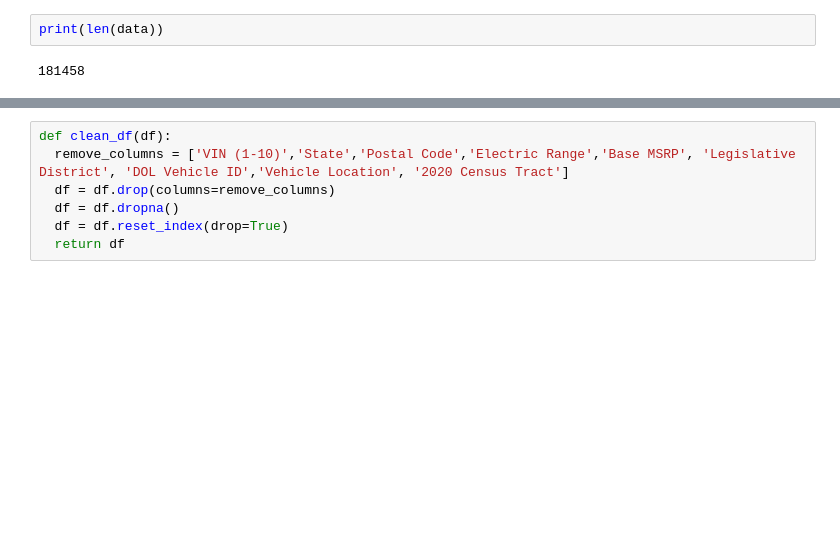
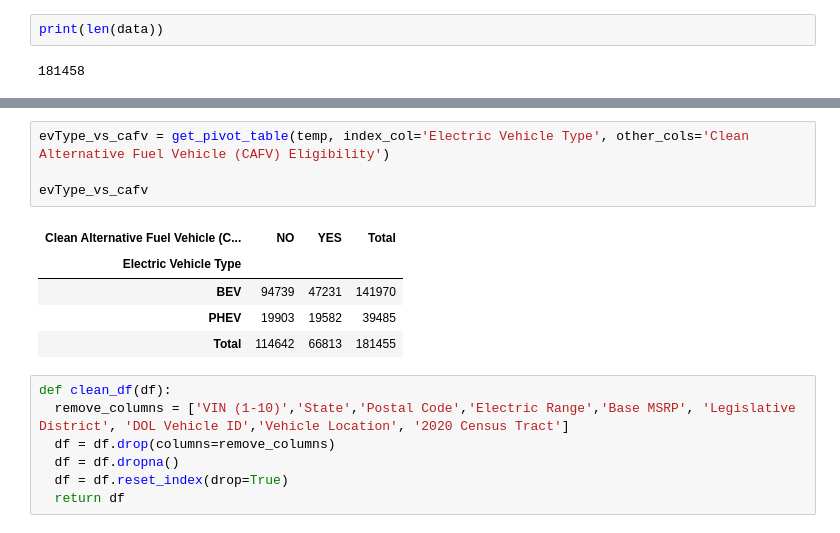
Before and after one commit to Data-Analytics-IIITH/A2, a Jupyter notebook: assignment2_3.ipynb, the cells around one changed output, grey strips where cells are left out. Cells and saved outputs as stored; diff of their text form; blank space fills up the shorter version.

```diff
--- a/assignment2_3.ipynb
+++ b/assignment2_3.ipynb
@@ -29,3 +121,13 @@ print(len(data))
+# %%
+evType_vs_cafv = get_pivot_table(temp, index_col='Electric Vehicle Type', other_cols='Clean Alternative Fuel Vehicle (CAFV) Eligibility')
+
+evType_vs_cafv
+# %% [output]
+| Clean Alternative Fuel Vehicle (C... | NO | YES | Total |
+| Electric Vehicle Type |  |  |  |
+| BEV | 94739 | 47231 | 141970 |
+| PHEV | 19903 | 19582 | 39485 |
+| Total | 114642 | 66813 | 181455 |
 # %%
 def clean_df(df):
   remove_columns = ['VIN (1-10)','State','Postal Code','Electric Range','Base MSRP', 'Legislative District', 'DOL Vehicle ID','Vehicle Location', '2020 Census Tract']
```
Also changed, not shown: parts of 5 cells of this notebook, 1 other file.
